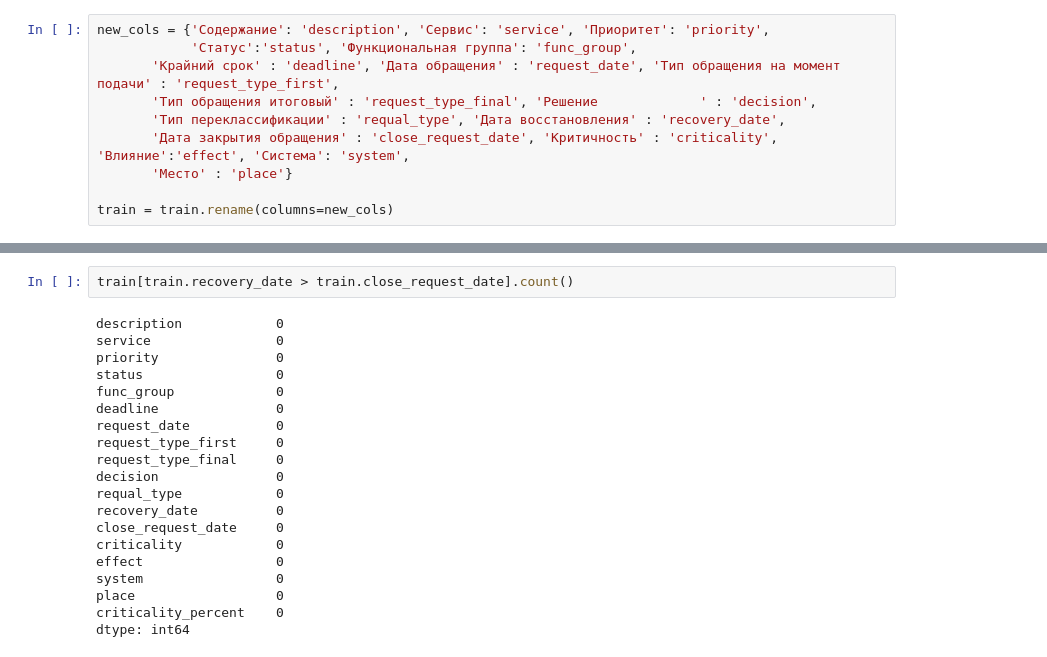
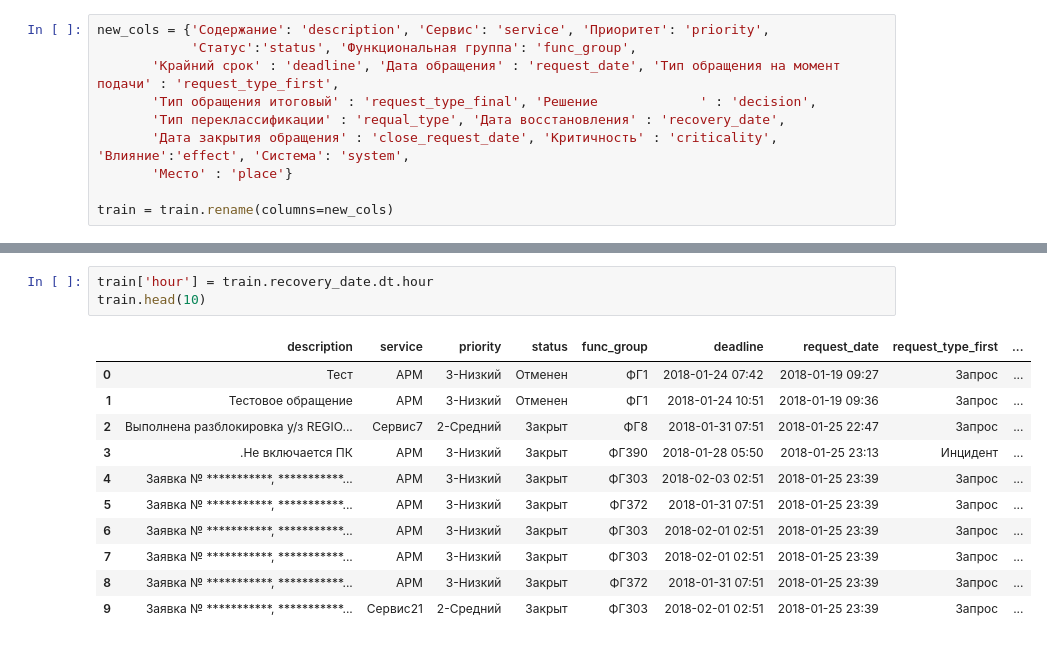
Before and after one commit to V1S10US/CBR, a Jupyter notebook: CBR_EDA.ipynb, the cells around one changed output, grey strips where cells are left out. Drawn from its saved outputs; the diff is of its cells as text.

```diff
--- a/CBR_EDA.ipynb
+++ b/CBR_EDA.ipynb
@@ -160,22 +243,15 @@ Name: recovery_date, Length: 14803, dtype: object
 # %%
-train[train.recovery_date > train.close_request_date].count()
+train['hour'] = train.recovery_date.dt.hour
+train.head(10)
 # %% [output]
-description            0
-service                0
-priority               0
-status                 0
-func_group             0
-deadline               0
-request_date           0
-request_type_first     0
-request_type_final     0
-decision               0
-requal_type            0
-recovery_date          0
-close_request_date     0
-criticality            0
-effect                 0
-system                 0
-place                  0
-criticality_percent    0
-dtype: int64
+|  | description | service | priority | status | func_group | deadline | request_date | request_type_first | ... |
+| 0 | Тест | АРМ | 3-Низкий | Отменен | ФГ1 | 2018-01-24 07:42 | 2018-01-19 09:27 | Запрос | ... |
+| 1 | Тестовое обращение | АРМ | 3-Низкий | Отменен | ФГ1 | 2018-01-24 10:51 | 2018-01-19 09:36 | Запрос | ... |
+| 2 | Выполнена разблокировка у/з REGIO... | Сервис7 | 2-Средний | Закрыт | ФГ8 | 2018-01-31 07:51 | 2018-01-25 22:47 | Запрос | ... |
+| 3 | .Не включается ПК | АРМ | 3-Низкий | Закрыт | ФГ390 | 2018-01-28 05:50 | 2018-01-25 23:13 | Инцидент | ... |
+| 4 | Заявка № ***********, ***********... | АРМ | 3-Низкий | Закрыт | ФГ303 | 2018-02-03 02:51 | 2018-01-25 23:39 | Запрос | ... |
+| 5 | Заявка № ***********, ***********... | АРМ | 3-Низкий | Закрыт | ФГ372 | 2018-01-31 07:51 | 2018-01-25 23:39 | Запрос | ... |
+| 6 | Заявка № ***********, ***********... | АРМ | 3-Низкий | Закрыт | ФГ303 | 2018-02-01 02:51 | 2018-01-25 23:39 | Запрос | ... |
+| 7 | Заявка № ***********, ***********... | АРМ | 3-Низкий | Закрыт | ФГ303 | 2018-02-01 02:51 | 2018-01-25 23:39 | Запрос | ... |
+| 8 | Заявка № ***********, ***********... | АРМ | 3-Низкий | Закрыт | ФГ372 | 2018-01-31 07:51 | 2018-01-25 23:39 | Запрос | ... |
+| 9 | Заявка № ***********, ***********... | Сервис21 | 2-Средний | Закрыт | ФГ303 | 2018-02-01 02:51 | 2018-01-25 23:39 | Запрос | ... |
```
Also changed, not shown: parts of 31 cells of this notebook.
